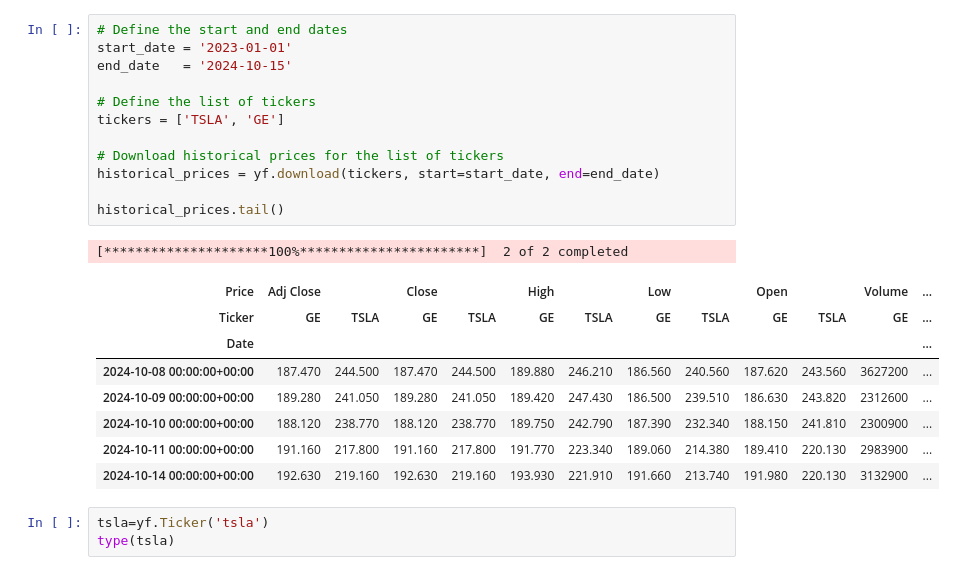
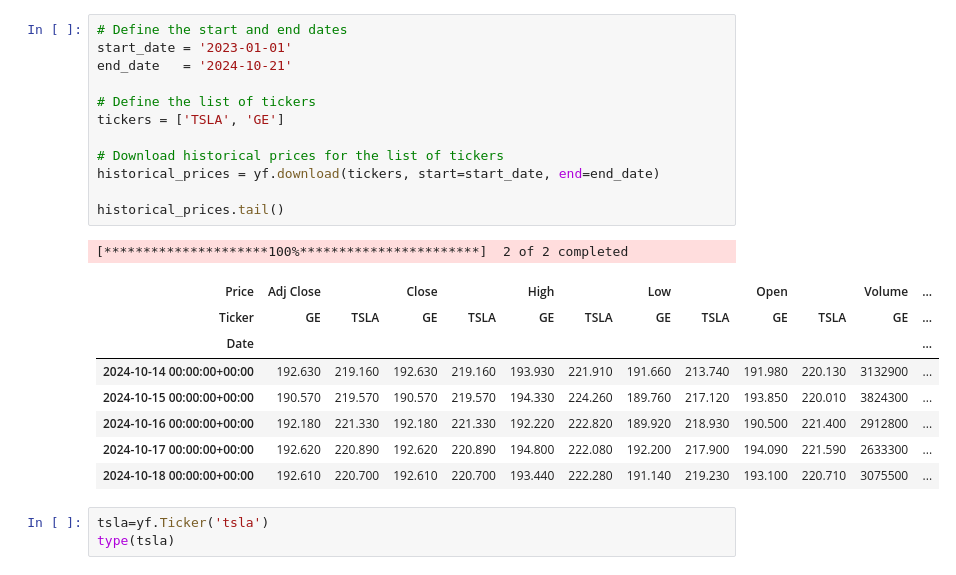
Before and after one commit to Corey-Holton/Group_project_2, a Jupyter notebook: notebooks/corey_exploration/Data_Prep_Stock_Analysis.ipynb, the cells around one changed output. Cells and saved outputs as stored; diff of their text form.

```diff
--- a/notebooks/corey_exploration/Data_Prep_Stock_Analysis.ipynb
+++ b/notebooks/corey_exploration/Data_Prep_Stock_Analysis.ipynb
@@ -14,25 +14,25 @@ import hvplot.pandas  # This adds hvplot functionality to pandas
 # %%
 # Define the start and end dates
 start_date = '2023-01-01'
-end_date   = '2024-10-15'
+end_date   = '2024-10-21'
 
 # Define the list of tickers
 tickers = ['TSLA', 'GE']
 
 # Download historical prices for the list of tickers
 historical_prices = yf.download(tickers, start=start_date, end=end_date)
 
 historical_prices.tail()
 # %% [output]
 [*********************100%***********************]  2 of 2 completed
 | Price | Adj Close |  | Close |  | High |  | Low |  | Open |  | Volume | ... |
 | Ticker | GE | TSLA | GE | TSLA | GE | TSLA | GE | TSLA | GE | TSLA | GE | ... |
 | Date |  |  |  |  |  |  |  |  |  |  |  | ... |
-| 2024-10-08 00:00:00+00:00 | 187.470 | 244.500 | 187.470 | 244.500 | 189.880 | 246.210 | 186.560 | 240.560 | 187.620 | 243.560 | 3627200 | ... |
-| 2024-10-09 00:00:00+00:00 | 189.280 | 241.050 | 189.280 | 241.050 | 189.420 | 247.430 | 186.500 | 239.510 | 186.630 | 243.820 | 2312600 | ... |
-| 2024-10-10 00:00:00+00:00 | 188.120 | 238.770 | 188.120 | 238.770 | 189.750 | 242.790 | 187.390 | 232.340 | 188.150 | 241.810 | 2300900 | ... |
-| 2024-10-11 00:00:00+00:00 | 191.160 | 217.800 | 191.160 | 217.800 | 191.770 | 223.340 | 189.060 | 214.380 | 189.410 | 220.130 | 2983900 | ... |
 | 2024-10-14 00:00:00+00:00 | 192.630 | 219.160 | 192.630 | 219.160 | 193.930 | 221.910 | 191.660 | 213.740 | 191.980 | 220.130 | 3132900 | ... |
+| 2024-10-15 00:00:00+00:00 | 190.570 | 219.570 | 190.570 | 219.570 | 194.330 | 224.260 | 189.760 | 217.120 | 193.850 | 220.010 | 3824300 | ... |
+| 2024-10-16 00:00:00+00:00 | 192.180 | 221.330 | 192.180 | 221.330 | 192.220 | 222.820 | 189.920 | 218.930 | 190.500 | 221.400 | 2912800 | ... |
+| 2024-10-17 00:00:00+00:00 | 192.620 | 220.890 | 192.620 | 220.890 | 194.800 | 222.080 | 192.200 | 217.900 | 194.090 | 221.590 | 2633300 | ... |
+| 2024-10-18 00:00:00+00:00 | 192.610 | 220.700 | 192.610 | 220.700 | 193.440 | 222.280 | 191.140 | 219.230 | 193.100 | 220.710 | 3075500 | ... |
 # %%
 tsla=yf.Ticker('tsla')
 type(tsla)
```
Also changed, not shown: 1 other file.
